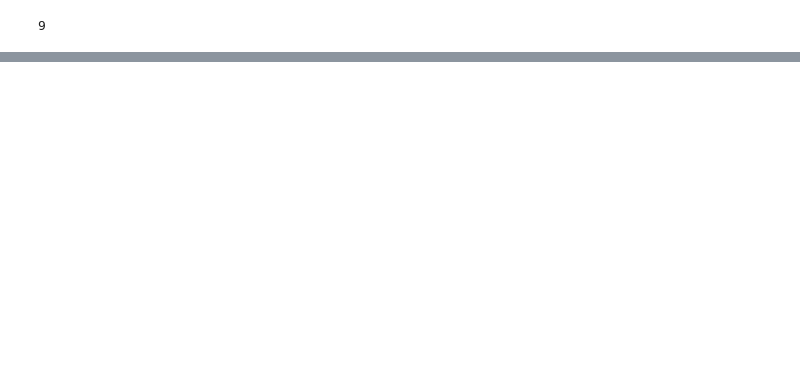
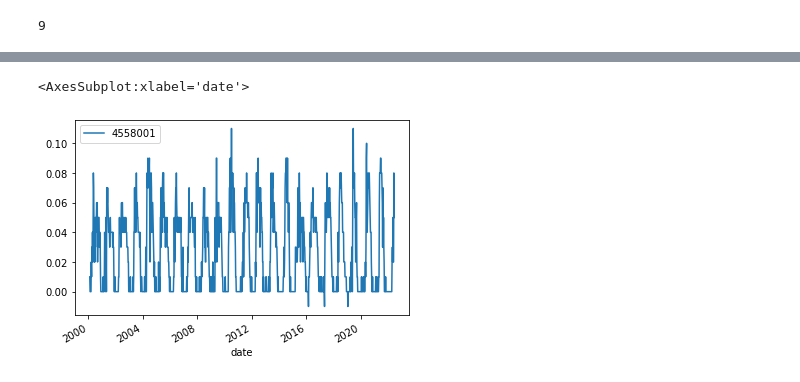
Before and after one commit to aldotapia/HidroCL-DBCreation, a Jupyter notebook: Class tests/UsageExample.ipynb, the cells around one changed output, grey strips where cells are left out. Saved outputs shown, nothing was run; the diff lists cells and outputs as text; code cells hidden in the pictures; blank space fills up the shorter version.

```diff
--- a/Class tests/UsageExample.ipynb
+++ b/Class tests/UsageExample.ipynb
@@ -238,0 +291,5 @@ modext.scenes_to_process[1:5]
+# %%
+(snowext.ssnow.observations[['4558001']]-snowext.nsnow.observations[['4558001']]).divide(100).plot()
+# %% [output]
+<AxesSubplot:xlabel='date'>
+[figure, added]
```
Also changed, not shown: parts of 27 cells of this notebook.
